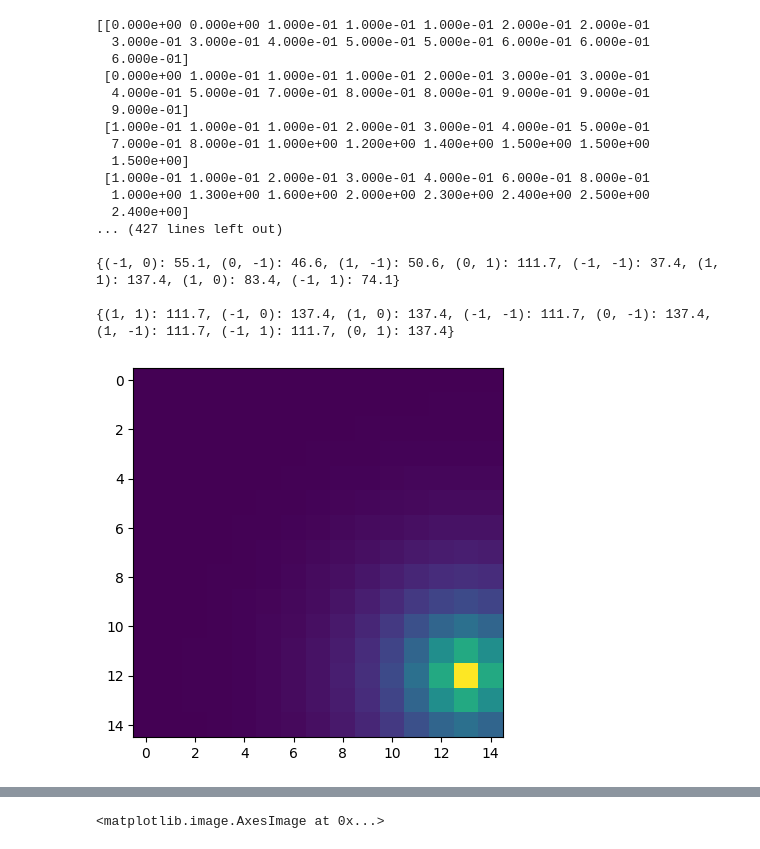
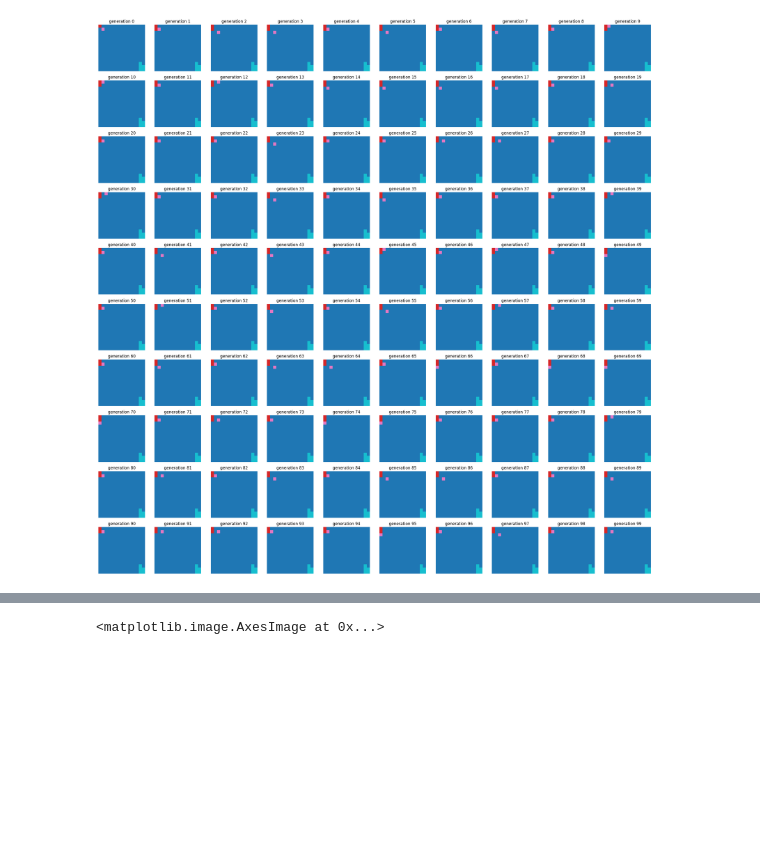
Before and after one commit to raysinm/ca-angiogenesis, a Jupyter notebook: map_playground.ipynb, the cells around one changed output, grey strips where cells are left out. Drawn from its saved outputs; the diff is of its cells as text; code cells hidden in the pictures; blank space fills up the shorter version.

Commit message:
some things seem to work (tip and stalk). bug with tip attraction.

```diff
--- a/map_playground.ipynb
+++ b/map_playground.ipynb
@@ -1,39 +1,24 @@
 # %%
 %reload_ext autoreload
 %autoreload 2
 
 # import sys
 import numpy as np
 # numpy.set_printoptions(threshold=sys.maxsize)
 np.set_printoptions(threshold= np.inf)
 
 from Grid import Grid, Point
 from Engine import Engine
 import initial_states
 
-init_config = {'tip_cells': [Point(1,1),Point(3,3), Point(10,1)],
+init_config = {'stalk_cells': [Point(0,0)],
+                'tip_cells': [Point(2,2)],
                'attractor_cells': initial_states.Attractors_small2}
 grid = Grid(width=15, height=15, init_config=init_config)
 engine = Engine(init_grid=grid, generations=100)
 engine.run()
+engine.visualize()
 # %% [output]
-[[0.000e+00 0.000e+00 1.000e-01 1.000e-01 1.000e-01 2.000e-01 2.000e-01
-  3.000e-01 3.000e-01 4.000e-01 5.000e-01 5.000e-01 6.000e-01 6.000e-01
-  6.000e-01]
- [0.000e+00 1.000e-01 1.000e-01 1.000e-01 2.000e-01 3.000e-01 3.000e-01
-  4.000e-01 5.000e-01 7.000e-01 8.000e-01 8.000e-01 9.000e-01 9.000e-01
-  9.000e-01]
- [1.000e-01 1.000e-01 1.000e-01 2.000e-01 3.000e-01 4.000e-01 5.000e-01
-  7.000e-01 8.000e-01 1.000e+00 1.200e+00 1.400e+00 1.500e+00 1.500e+00
-  1.500e+00]
- [1.000e-01 1.000e-01 2.000e-01 3.000e-01 4.000e-01 6.000e-01 8.000e-01
-  1.000e+00 1.300e+00 1.600e+00 2.000e+00 2.300e+00 2.400e+00 2.500e+00
-  2.400e+00]
-... (427 lines left out)
-
-{(-1, 0): 55.1, (0, -1): 46.6, (1, -1): 50.6, (0, 1): 111.7, (-1, -1): 37.4, (1, 1): 137.4, (1, 0): 83.4, (-1, 1): 74.1}
-
-{(1, 1): 111.7, (-1, 0): 137.4, (1, 0): 137.4, (-1, -1): 111.7, (0, -1): 137.4, (1, -1): 111.7, (-1, 1): 111.7, (0, 1): 137.4}
-[figure, old version]
+[figure, new version]
 # %%
 engine.visualize()
```
Also changed, not shown: parts of 1 cell of this notebook, 8 other files.
